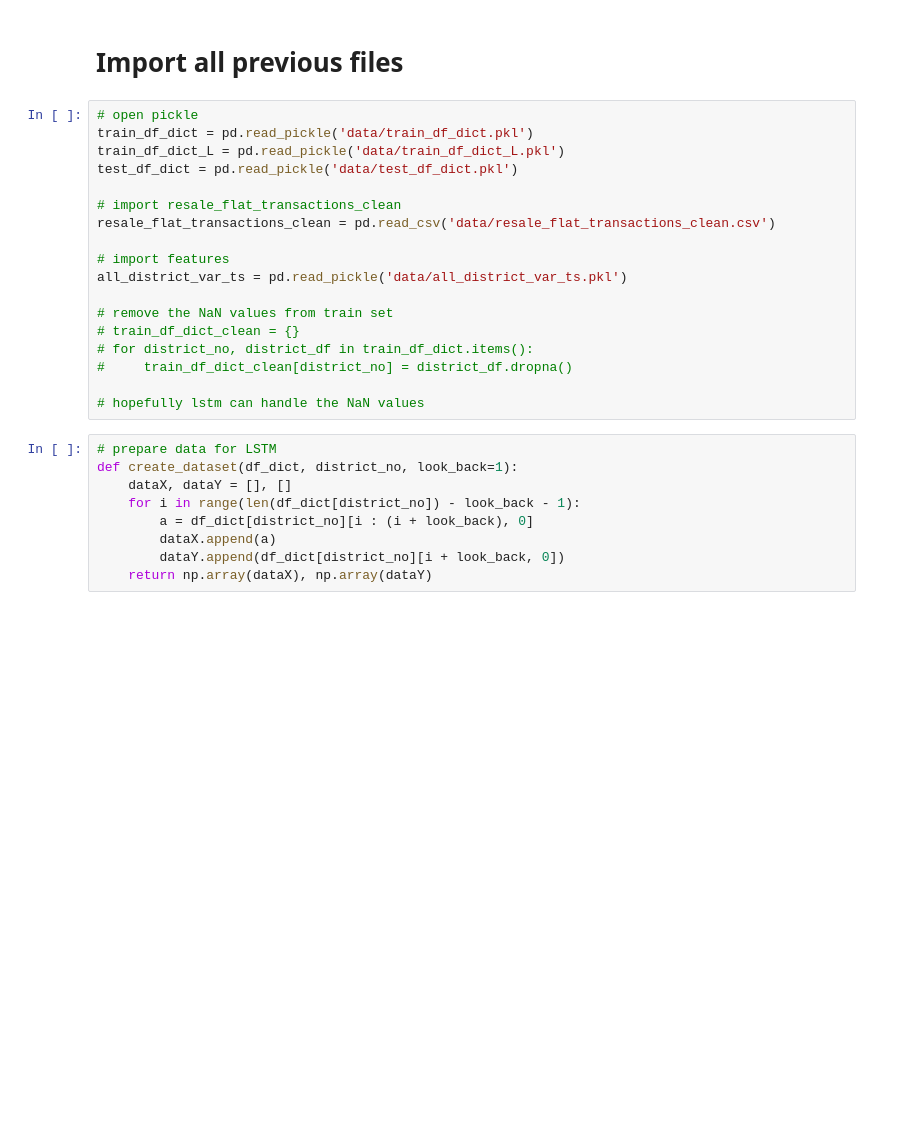
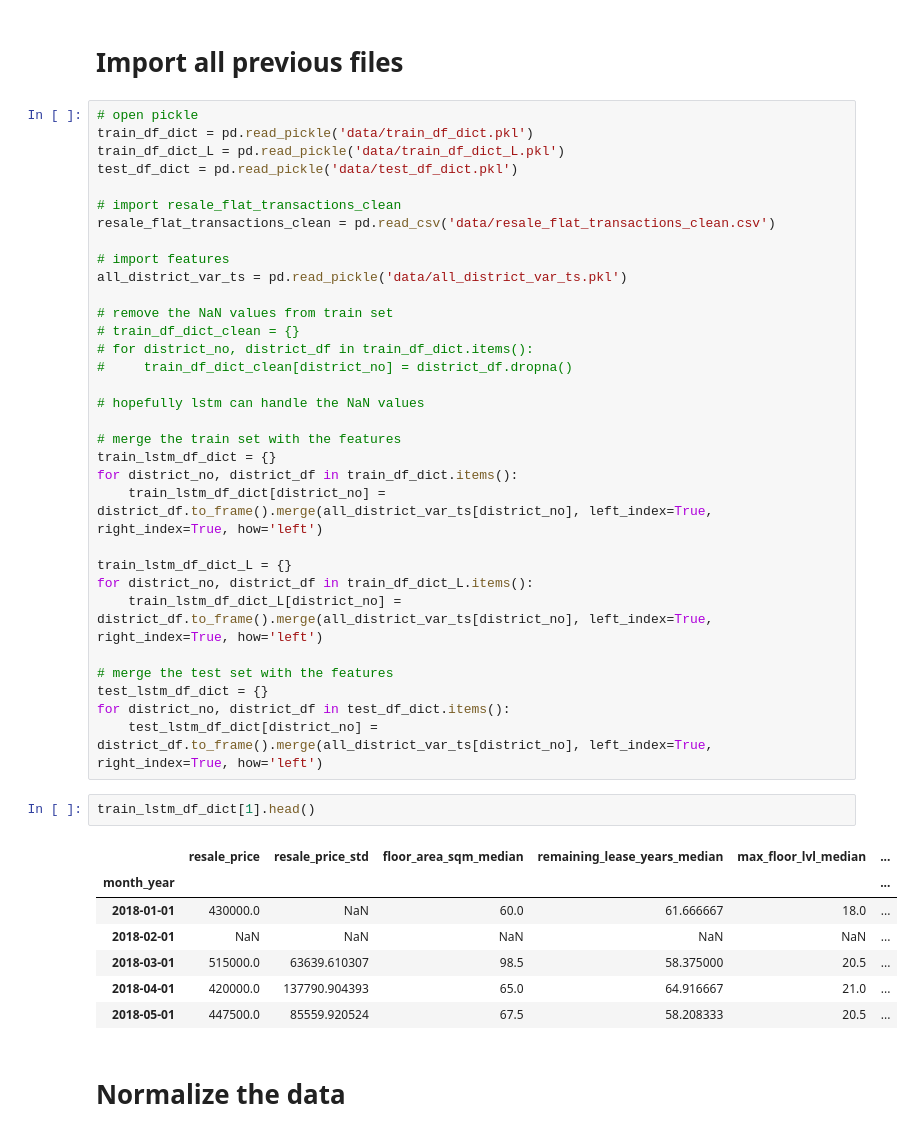
Before and after one commit to ivankqw/housing-data-engineering, a Jupyter notebook: modelling/lstm.ipynb, the cells around one changed output. Saved outputs shown, nothing was run; the diff lists cells and outputs as text; blank space fills up the shorter version.

Commit message:
lstm checkpoint

```diff
--- a/modelling/lstm.ipynb
+++ b/modelling/lstm.ipynb
@@ -41,12 +51,29 @@ all_district_var_ts = pd.read_pickle('data/all_district_var_ts.pkl')
 #     train_df_dict_clean[district_no] = district_df.dropna()
 
 # hopefully lstm can handle the NaN values
+
+# merge the train set with the features
+train_lstm_df_dict = {}
+for district_no, district_df in train_df_dict.items():
+    train_lstm_df_dict[district_no] = district_df.to_frame().merge(all_district_var_ts[district_no], left_index=True, right_index=True, how='left')
+
+train_lstm_df_dict_L = {}
+for district_no, district_df in train_df_dict_L.items():
+    train_lstm_df_dict_L[district_no] = district_df.to_frame().merge(all_district_var_ts[district_no], left_index=True, right_index=True, how='left')
+
+# merge the test set with the features
+test_lstm_df_dict = {}
+for district_no, district_df in test_df_dict.items():
+    test_lstm_df_dict[district_no] = district_df.to_frame().merge(all_district_var_ts[district_no], left_index=True, right_index=True, how='left')
-# %%
-# prepare data for LSTM
-def create_dataset(df_dict, district_no, look_back=1):
-    dataX, dataY = [], []
-    for i in range(len(df_dict[district_no]) - look_back - 1):
-        a = df_dict[district_no][i : (i + look_back), 0]
-        dataX.append(a)
-        dataY.append(df_dict[district_no][i + look_back, 0])
-    return np.array(dataX), np.array(dataY)
+# %%
+train_lstm_df_dict[1].head()
+# %% [output]
+|  | resale_price | resale_price_std | floor_area_sqm_median | remaining_lease_years_median | max_floor_lvl_median | ... |
+| month_year |  |  |  |  |  | ... |
+| 2018-01-01 | 430000.0 | NaN | 60.0 | 61.666667 | 18.0 | ... |
+| 2018-02-01 | NaN | NaN | NaN | NaN | NaN | ... |
+| 2018-03-01 | 515000.0 | 63639.610307 | 98.5 | 58.375000 | 20.5 | ... |
+| 2018-04-01 | 420000.0 | 137790.904393 | 65.0 | 64.916667 | 21.0 | ... |
+| 2018-05-01 | 447500.0 | 85559.920524 | 67.5 | 58.208333 | 20.5 | ... |
+# %% [markdown]
+# Normalize the data
```
Also changed, not shown: parts of 19 cells of this notebook, 4 other files.
